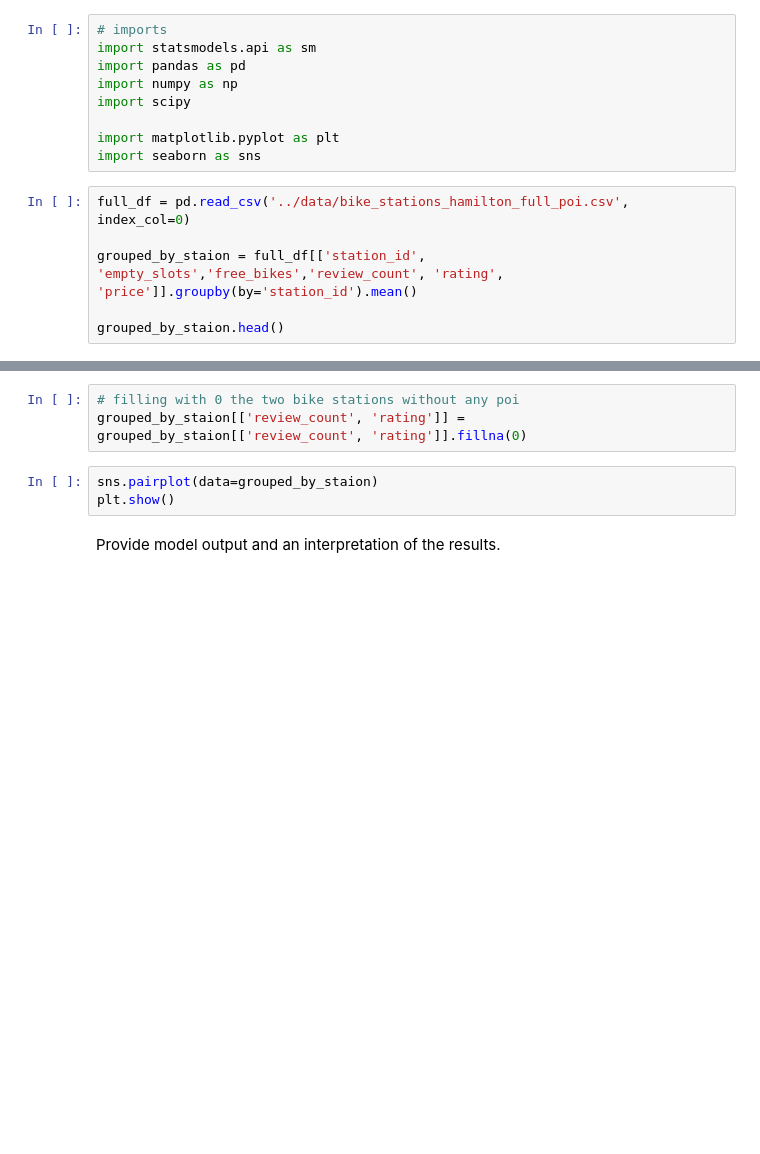
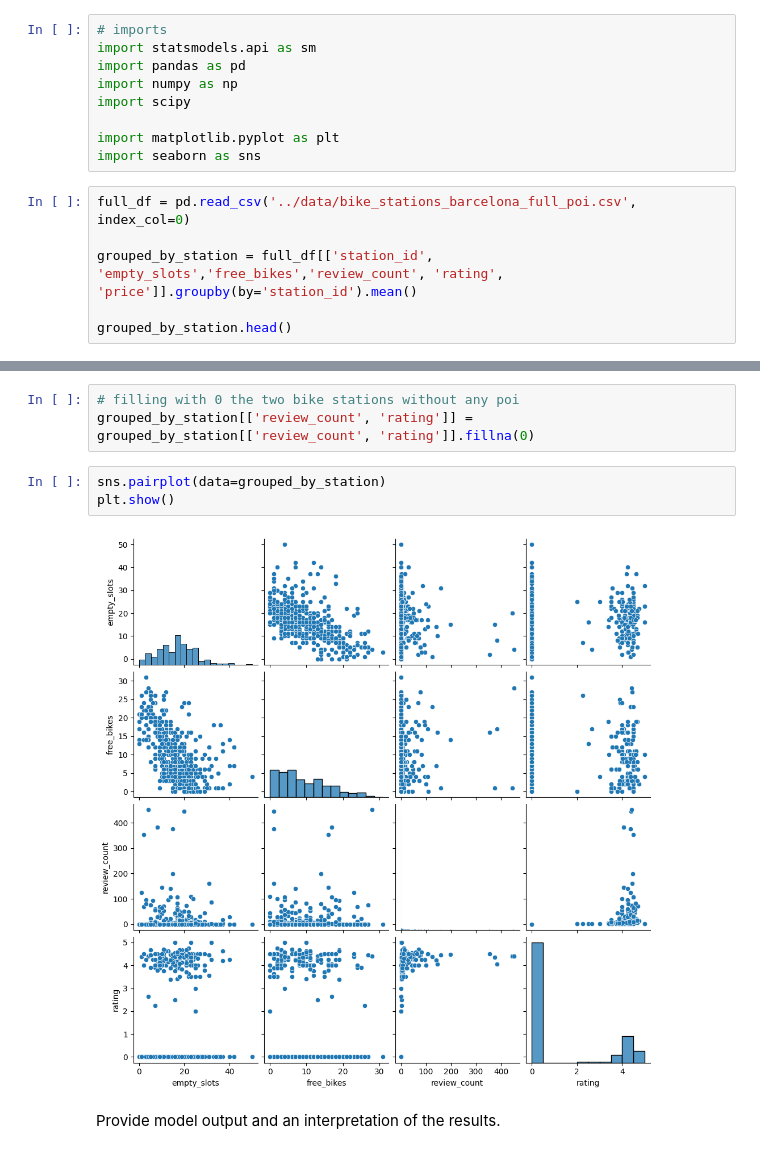
Before and after one commit to gu12934/-LHL-Statistical-Modelling-Project, a Jupyter notebook: notebooks/model_building.ipynb, the cells around one changed output, grey strips where cells are left out. Cells and saved outputs as stored; diff of their text form; blank space fills up the shorter version.

```diff
--- a/notebooks/model_building.ipynb
+++ b/notebooks/model_building.ipynb
@@ -10,8 +10,8 @@ import scipy
 import matplotlib.pyplot as plt
 import seaborn as sns
 # %%
-full_df = pd.read_csv('../data/bike_stations_hamilton_full_poi.csv', index_col=0)
+full_df = pd.read_csv('../data/bike_stations_barcelona_full_poi.csv', index_col=0)
 
-grouped_by_staion = full_df[['station_id', 'empty_slots','free_bikes','review_count', 'rating', 'price']].groupby(by='station_id').mean()
+grouped_by_station = full_df[['station_id', 'empty_slots','free_bikes','review_count', 'rating', 'price']].groupby(by='station_id').mean()
 
-grouped_by_staion.head()
+grouped_by_station.head()
@@ -20,9 +40,11 @@ grouped_by_staion.info()
 # %%
 # filling with 0 the two bike stations without any poi
-grouped_by_staion[['review_count', 'rating']] = grouped_by_staion[['review_count', 'rating']].fillna(0)
+grouped_by_station[['review_count', 'rating']] = grouped_by_station[['review_count', 'rating']].fillna(0)
 # %%
-sns.pairplot(data=grouped_by_staion)
+sns.pairplot(data=grouped_by_station)
 plt.show()
+# %% [output]
+[figure, added]
 # %% [markdown]
 Provide model output and an interpretation of the results.
 # %%
```
Also changed, not shown: parts of 3 cells of this notebook, 1 other file.
